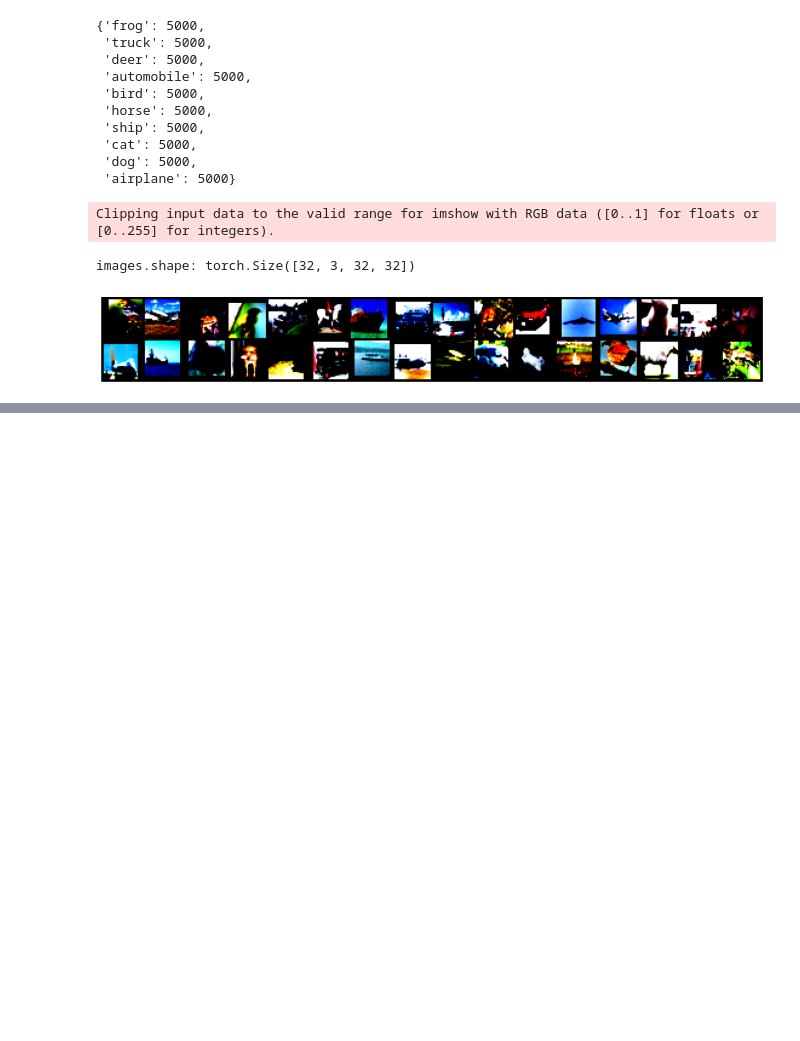
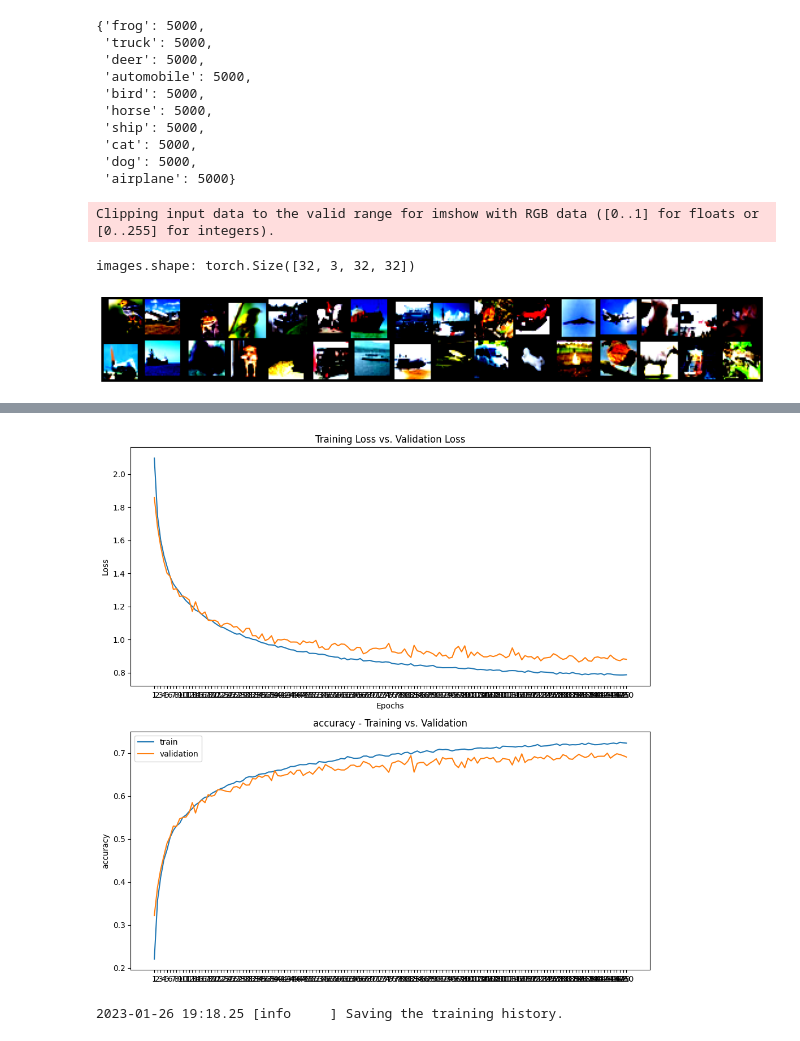
Before and after one commit to abbomarengo/ml-trainer, a Jupyter notebook: 01_ML_Training_local.ipynb, the cells around one changed output, grey strips where cells are left out. Drawn from its saved outputs; the diff is of its cells as text; code cells hidden in the pictures; blank space fills up the shorter version.

Commit message:
Worked on accuracy calculation, bar and plot

```diff
--- a/01_ML_Training_local.ipynb
+++ b/01_ML_Training_local.ipynb
@@ -38,7 +39,7 @@ datasets = (train_set, val_set)
 model = MLModel()
 # %%
 config = {
-    'epochs':15,
+    'epochs':150,
     'seed': 32,
     'batch_size': 32,
     'scheduler': None,
@@ -46,7 +47,8 @@ config = {
     'momentum': 0.9,
     'lr': 0.001,
     'criterion': 'cross_entropy',
-    'metric': None,
+    'metric': 'accuracy',
+    'pred_function': 'softmax',
     'model_dir': 'model_output'
 }
 # %%
@@ -162,0 +166,8 @@ trainer.fit()
+# %%
+plot_history(trainer.history)
+# %% [output]
+[figure, added]
+# %%
+trainer.save_history_('model_output')
+# %% [output]
+2023-01-26 19:18.25 [info     ] Saving the training history.
```
Also changed, not shown: parts of 3 cells of this notebook, 5 other files.
